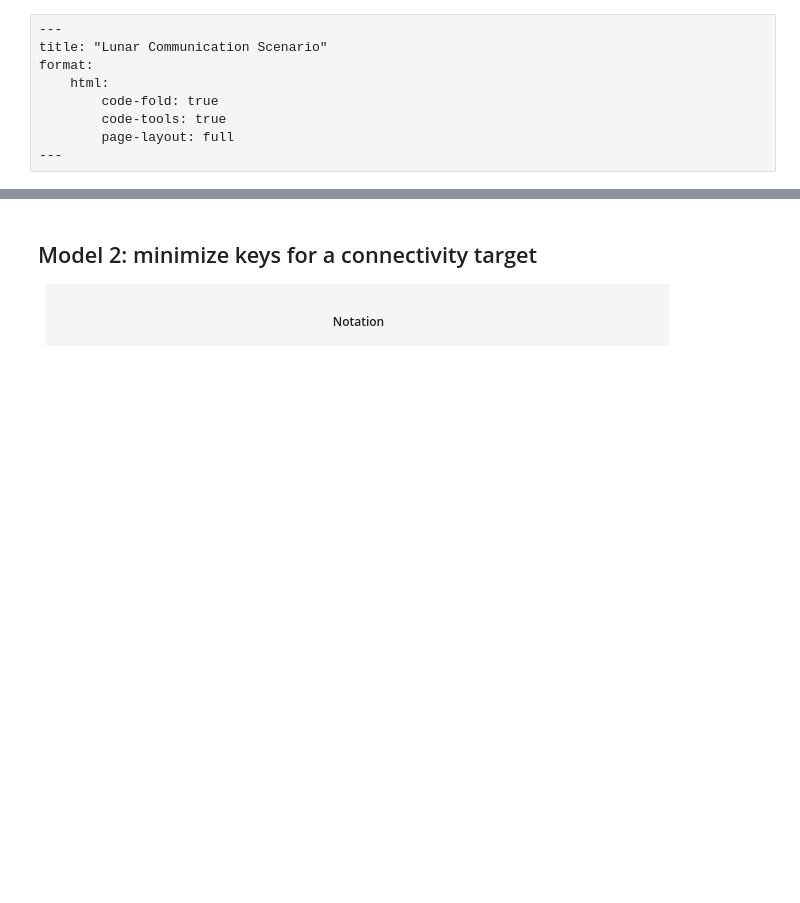
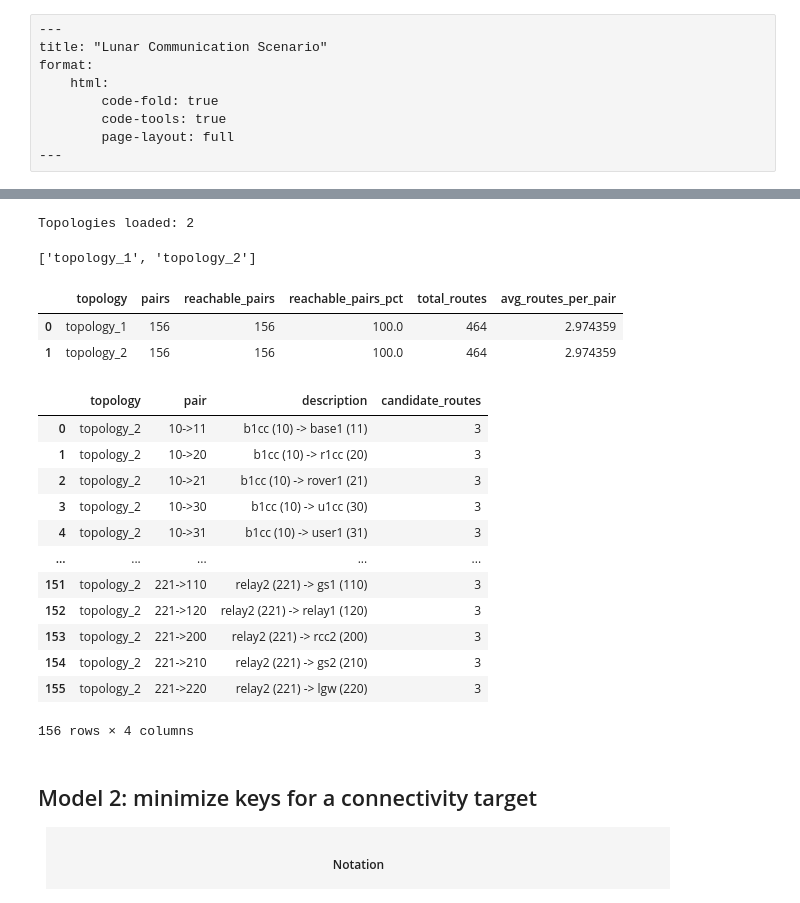
Before and after one commit to ramirofd/dtn-bpsec-pipeline, a Jupyter notebook: scenarios/wisee_nse2_lunar_communication/lunar_comm.ipynb, the cells around one changed output, grey strips where cells are left out. Saved outputs shown, nothing was run; the diff lists cells and outputs as text; code cells hidden in the pictures; blank space fills up the shorter version.

```diff
--- a/scenarios/wisee_nse2_lunar_communication/lunar_comm.ipynb
+++ b/scenarios/wisee_nse2_lunar_communication/lunar_comm.ipynb
@@ -521,3 +121,77 @@ plt.show()
+# %%
+pipeline = SimulationPipeline()
+all_pair_results = {
+    topology_name: pipeline.run(
+        cp_path=str(SCENARIO_DIR / "contact_plan.json"),
+        topology_path=str(topology_path),
+        security_models=tuple(SecurityModelType),
+        curr_time=0,
+        routing_algorithm=CGRYenRouting(max_routes=MAX_ROUTES),
+        num_routes=MAX_ROUTES
+    )
+    for topology_name, topology_path in TOPOLOGY_FILES.items()
+}
+
+print(f"Topologies loaded: {len(all_pair_results)}")
+list(all_pair_results)
+# %% [output]
+Topologies loaded: 2
+['topology_1', 'topology_2']
+# %%
+summary_rows = []
+pair_rows = []
+for topology_name, sim_result in all_pair_results.items():
+    route_count = sum(len(routes) for routes in sim_result.routing.routes_by_pair.values())
+    reachable_pairs = sum(1 for routes in sim_result.routing.routes_by_pair.values() if routes)
+    total_pairs = len(sim_result.routing.pairs)
+
+    summary_rows.append(
+        {
+            "topology": topology_name,
+            "pairs": total_pairs,
+            "reachable_pairs": reachable_pairs,
+            "reachable_pairs_pct": 100.0 * reachable_pairs / total_pairs,
+            "total_routes": route_count,
+            "avg_routes_per_pair": route_count / total_pairs,
+        }
+    )
+
+    for pair in sim_result.routing.pairs:
+        pair_rows.append(
+            {
+                "topology": topology_name,
+                "pair": format_pair(pair),
+                "description": describe_pair(pair),
+                "candidate_routes": len(sim_result.routing.routes_by_pair[pair]),
+            }
+        )
+
+summary_df = pd.DataFrame(summary_rows).sort_values("topology").reset_index(drop=True)
+pair_df = pd.DataFrame(pair_rows)
+
+display(summary_df)
+# %% [output]
+|  | topology | pairs | reachable_pairs | reachable_pairs_pct | total_routes | avg_routes_per_pair |
+| 0 | topology_1 | 156 | 156 | 100.0 | 464 | 2.974359 |
+| 1 | topology_2 | 156 | 156 | 100.0 | 464 | 2.974359 |
+# %%
+FOCUS_TOPOLOGY_FOR_PAIRS = "topology_2"
+
+display(pair_df[pair_df["topology"] == FOCUS_TOPOLOGY_FOR_PAIRS].reset_index(drop=True))
+# %% [output]
+|  | topology | pair | description | candidate_routes |
+| 0 | topology_2 | 10->11 | b1cc (10) -> base1 (11) | 3 |
+| 1 | topology_2 | 10->20 | b1cc (10) -> r1cc (20) | 3 |
+| 2 | topology_2 | 10->21 | b1cc (10) -> rover1 (21) | 3 |
+| 3 | topology_2 | 10->30 | b1cc (10) -> u1cc (30) | 3 |
+| 4 | topology_2 | 10->31 | b1cc (10) -> user1 (31) | 3 |
+| ... | ... | ... | ... | ... |
+| 151 | topology_2 | 221->110 | relay2 (221) -> gs1 (110) | 3 |
+| 152 | topology_2 | 221->120 | relay2 (221) -> relay1 (120) | 3 |
+| 153 | topology_2 | 221->200 | relay2 (221) -> rcc2 (200) | 3 |
+| 154 | topology_2 | 221->210 | relay2 (221) -> gs2 (210) | 3 |
+| 155 | topology_2 | 221->220 | relay2 (221) -> lgw (220) | 3 |
+156 rows × 4 columns
 # %% [markdown]
 ## Model 2: minimize keys for a connectivity target
 
```
Also changed, not shown: parts of 29 cells of this notebook, 15 other files.
